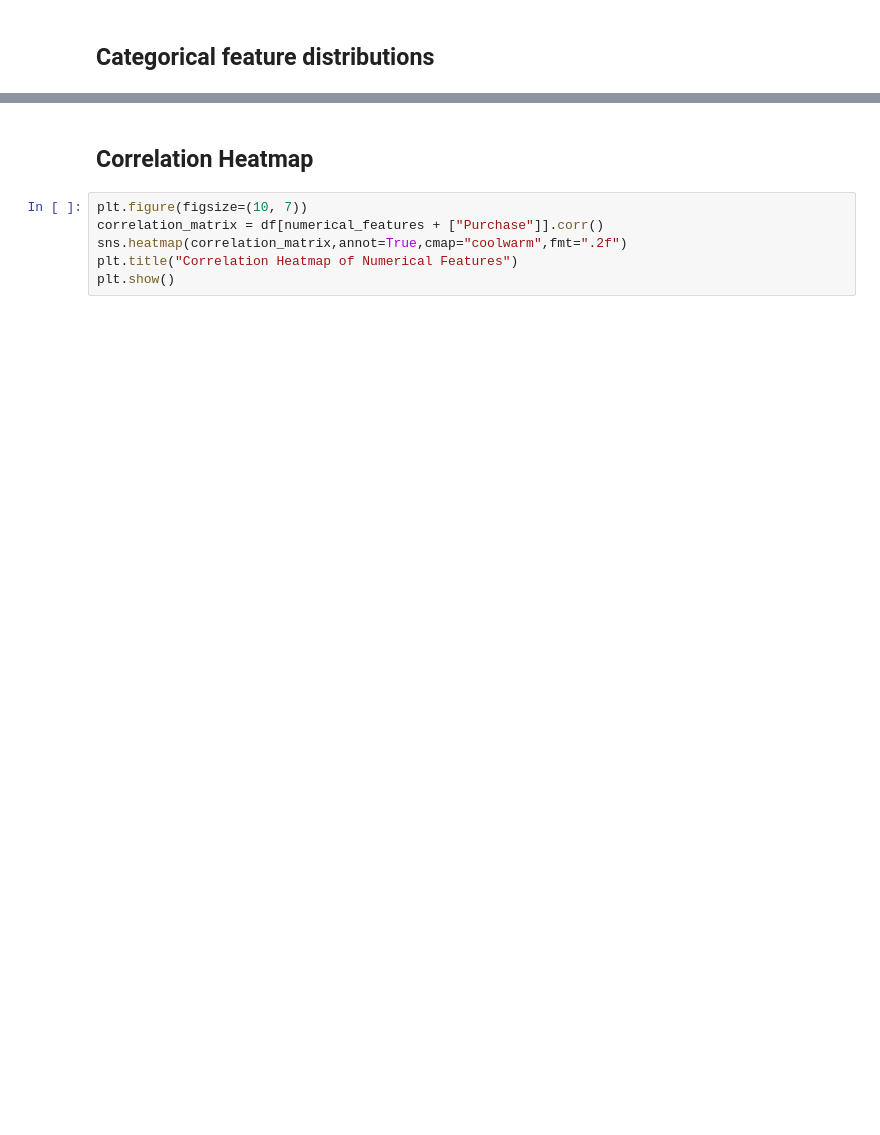
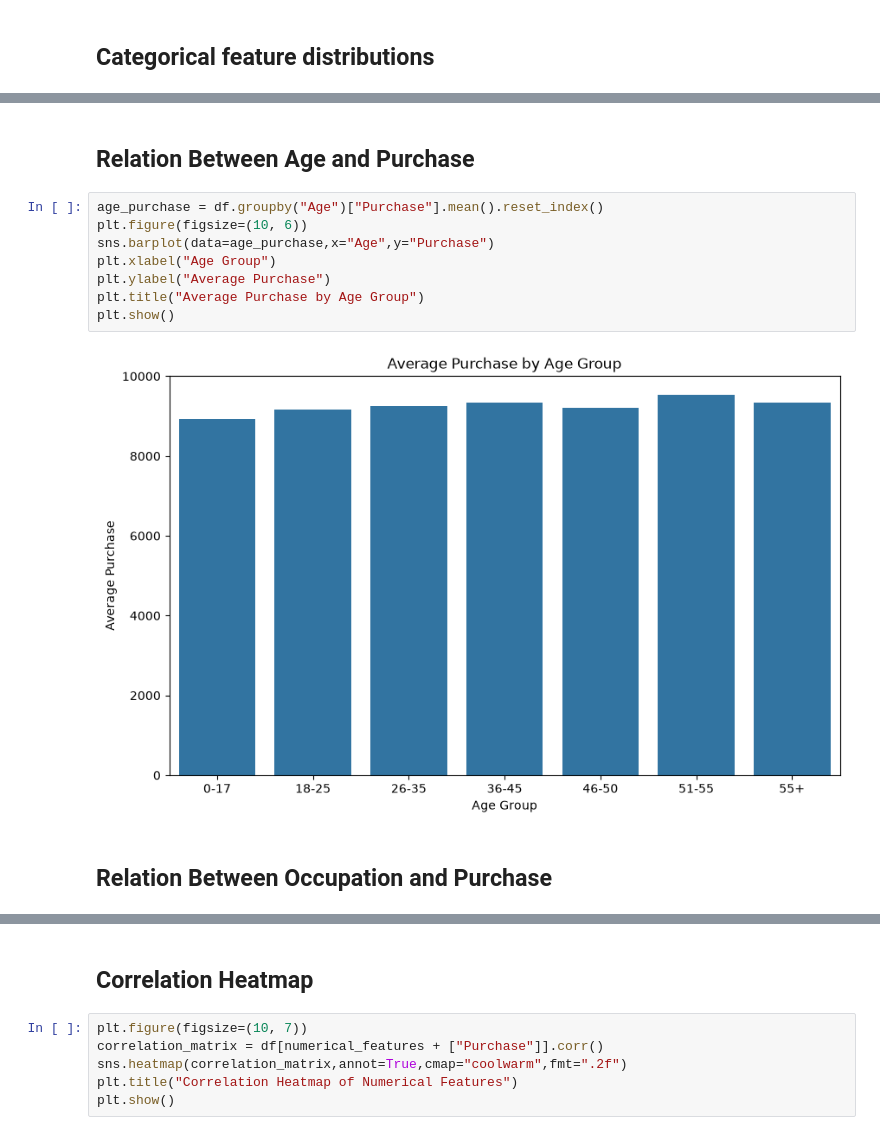
Before and after one commit to snehitha-araveti/ML-Capstone-Project-2026, a Jupyter notebook: notebooks/regression.ipynb, the cells around one changed output, grey strips where cells are left out. Saved outputs shown, nothing was run; the diff lists cells and outputs as text; blank space fills up the shorter version.

```diff
--- a/notebooks/regression.ipynb
+++ b/notebooks/regression.ipynb
@@ -188,0 +177,14 @@ for feature in categorical_features:
+# %% [markdown]
+## Relation Between Age and Purchase
+# %%
+age_purchase = df.groupby("Age")["Purchase"].mean().reset_index()
+plt.figure(figsize=(10, 6))
+sns.barplot(data=age_purchase,x="Age",y="Purchase")
+plt.xlabel("Age Group")
+plt.ylabel("Average Purchase")
+plt.title("Average Purchase by Age Group")
+plt.show()
+# %% [output]
+[figure, added]
+# %% [markdown]
+## Relation Between Occupation and Purchase
```
Also changed, not shown: parts of 28 cells of this notebook.
